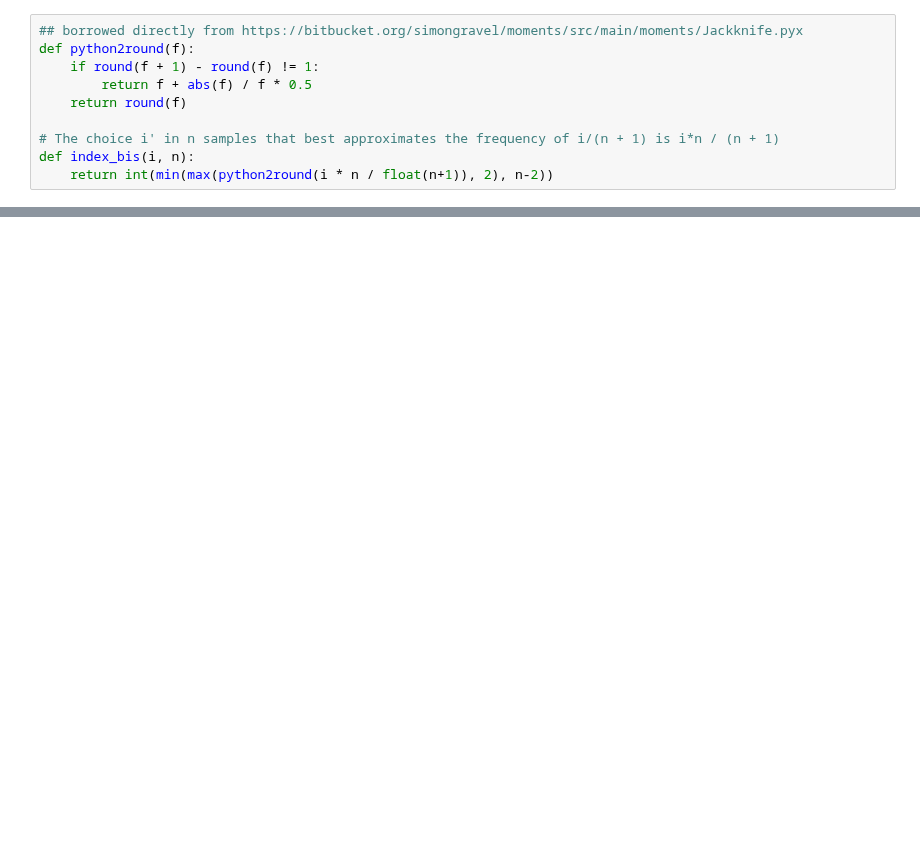
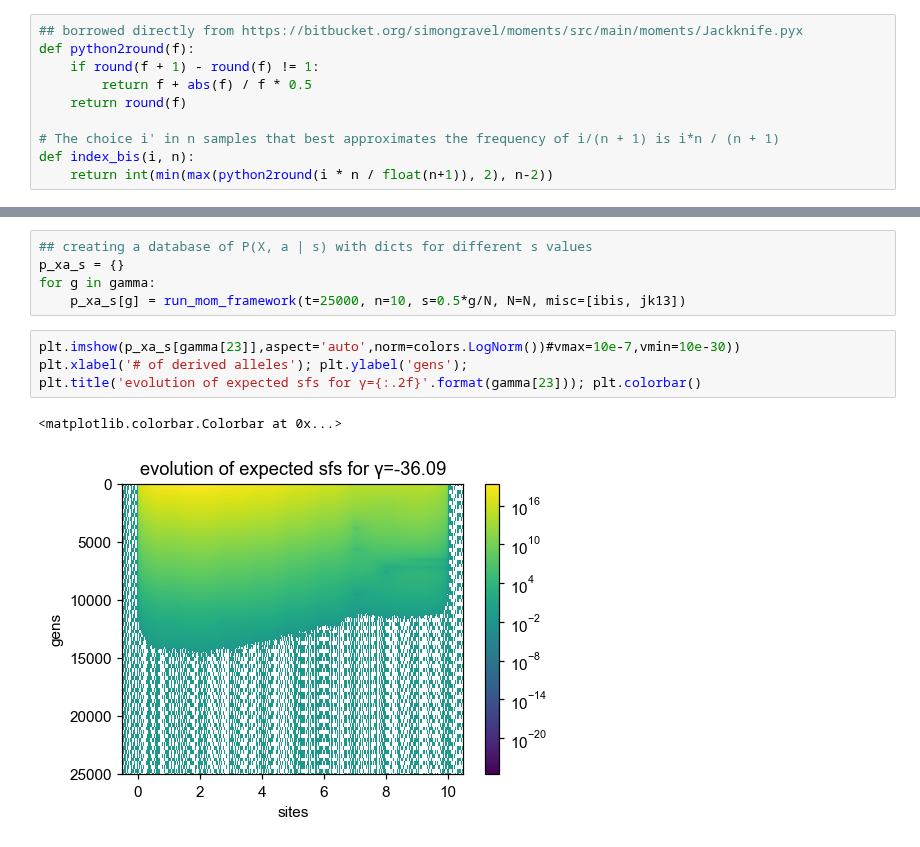
Before and after one commit to VivaswatS/selCoefEst, a Jupyter notebook: mom-framework.ipynb, the cells around one changed output, grey strips where cells are left out. Cells and saved outputs as stored; diff of their text form; blank space fills up the shorter version.

```diff
--- a/mom-framework.ipynb
+++ b/mom-framework.ipynb
@@ -268,0 +370,12 @@ array([[ 1.0479249 , -0.10375494,  0.01037549],
+# %%
+## creating a database of P(X, a | s) with dicts for different s values
+p_xa_s = {}
+for g in gamma:
+    p_xa_s[g] = run_mom_framework(t=25000, n=10, s=0.5*g/N, N=N, misc=[ibis, jk13])
+# %%
+plt.imshow(p_xa_s[gamma[23]],aspect='auto',norm=colors.LogNorm())#vmax=10e-7,vmin=10e-30))
+plt.xlabel('# of derived alleles'); plt.ylabel('gens');
+plt.title('evolution of expected sfs for γ={:.2f}'.format(gamma[23])); plt.colorbar()
+# %% [output]
+<matplotlib.colorbar.Colorbar at 0x...>
+[figure, added]
```
Also changed, not shown: parts of 41 cells of this notebook, 1 other file.
